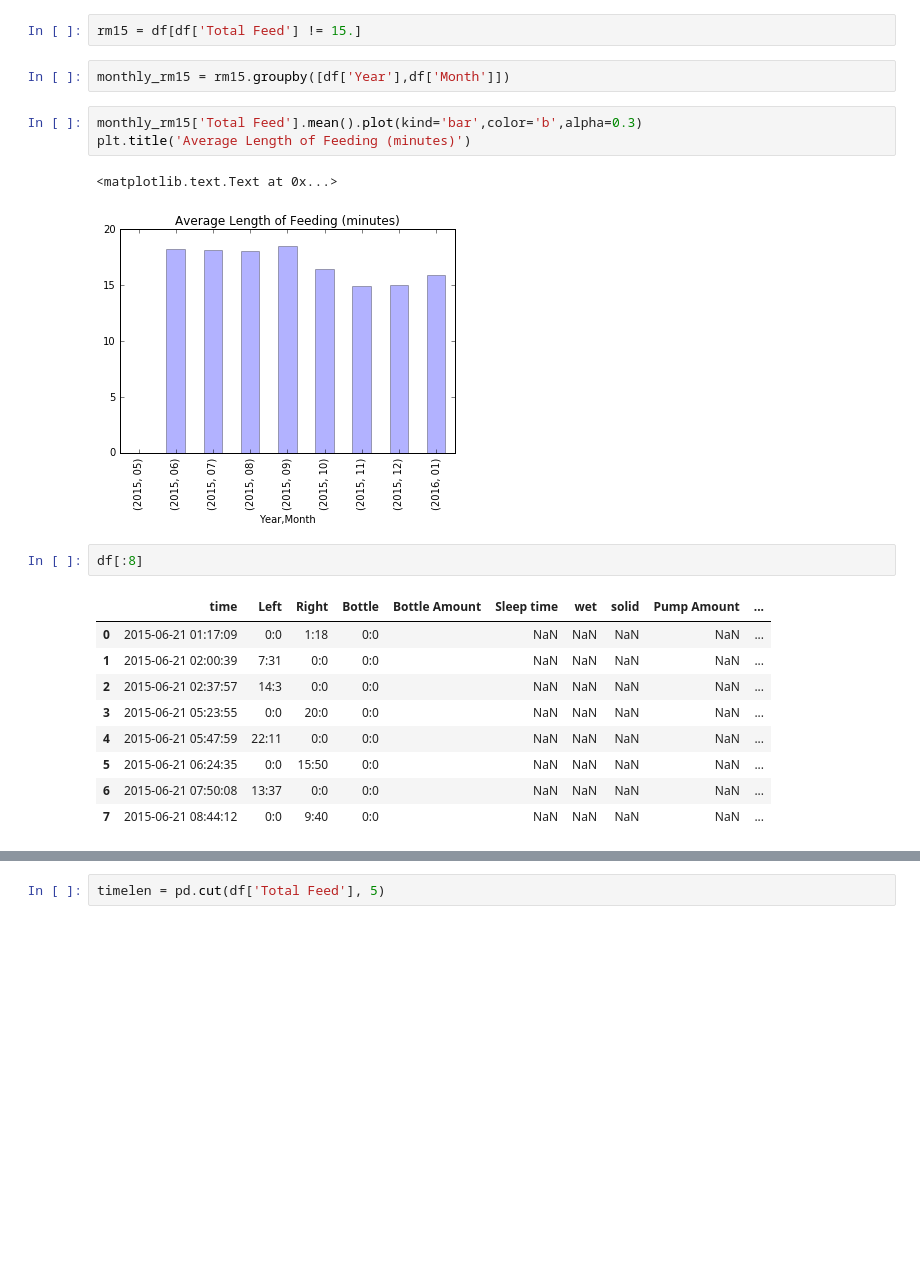
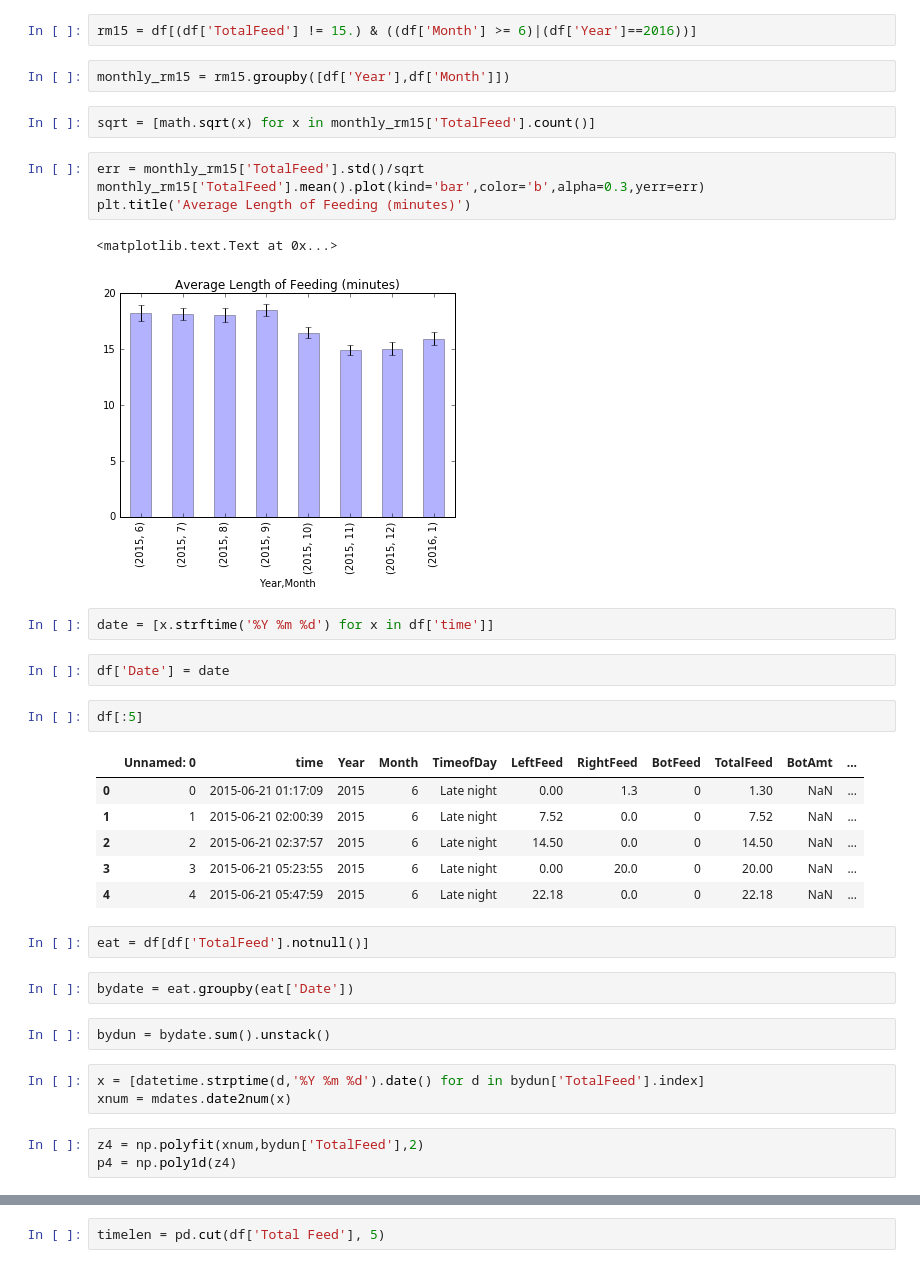
Before and after one commit to randirl17/FeedingTimes, a Jupyter notebook: nursing.ipynb, the cells around one changed output, grey strips where cells are left out. Drawn from its saved outputs; the diff is of its cells as text; blank space fills up the shorter version.

Commit message:
plot/fit eating time/day

```diff
--- a/nursing.ipynb
+++ b/nursing.ipynb
@@ -108,22 +105,38 @@ ax.set_xlabel('xlabel')
 # %%
-rm15 = df[df['Total Feed'] != 15.]
+rm15 = df[(df['TotalFeed'] != 15.) & ((df['Month'] >= 6)|(df['Year']==2016))]
 # %%
 monthly_rm15 = rm15.groupby([df['Year'],df['Month']])
+# %%
+sqrt = [math.sqrt(x) for x in monthly_rm15['TotalFeed'].count()]
 # %%
-monthly_rm15['Total Feed'].mean().plot(kind='bar',color='b',alpha=0.3)
+err = monthly_rm15['TotalFeed'].std()/sqrt
+monthly_rm15['TotalFeed'].mean().plot(kind='bar',color='b',alpha=0.3,yerr=err)
 plt.title('Average Length of Feeding (minutes)')
 # %% [output]
 <matplotlib.text.Text at 0x...>
-[figure, old version]
+[figure, new version]
+# %%
+date = [x.strftime('%Y %m %d') for x in df['time']]
+# %%
+df['Date'] = date
 # %%
-df[:8]
+df[:5]
 # %% [output]
-|  | time | Left | Right | Bottle | Bottle Amount | Sleep time | wet | solid | Pump Amount | ... |
-| 0 | 2015-06-21 01:17:09 | 0:0 | 1:18 | 0:0 |  | NaN | NaN | NaN | NaN | ... |
-| 1 | 2015-06-21 02:00:39 | 7:31 | 0:0 | 0:0 |  | NaN | NaN | NaN | NaN | ... |
-| 2 | 2015-06-21 02:37:57 | 14:3 | 0:0 | 0:0 |  | NaN | NaN | NaN | NaN | ... |
-| 3 | 2015-06-21 05:23:55 | 0:0 | 20:0 | 0:0 |  | NaN | NaN | NaN | NaN | ... |
-| 4 | 2015-06-21 05:47:59 | 22:11 | 0:0 | 0:0 |  | NaN | NaN | NaN | NaN | ... |
-| 5 | 2015-06-21 06:24:35 | 0:0 | 15:50 | 0:0 |  | NaN | NaN | NaN | NaN | ... |
-| 6 | 2015-06-21 07:50:08 | 13:37 | 0:0 | 0:0 |  | NaN | NaN | NaN | NaN | ... |
-| 7 | 2015-06-21 08:44:12 | 0:0 | 9:40 | 0:0 |  | NaN | NaN | NaN | NaN | ... |
+|  | Unnamed: 0 | time | Year | Month | TimeofDay | LeftFeed | RightFeed | BotFeed | TotalFeed | BotAmt | ... |
+| 0 | 0 | 2015-06-21 01:17:09 | 2015 | 6 | Late night | 0.00 | 1.3 | 0 | 1.30 | NaN | ... |
+| 1 | 1 | 2015-06-21 02:00:39 | 2015 | 6 | Late night | 7.52 | 0.0 | 0 | 7.52 | NaN | ... |
+| 2 | 2 | 2015-06-21 02:37:57 | 2015 | 6 | Late night | 14.50 | 0.0 | 0 | 14.50 | NaN | ... |
+| 3 | 3 | 2015-06-21 05:23:55 | 2015 | 6 | Late night | 0.00 | 20.0 | 0 | 20.00 | NaN | ... |
+| 4 | 4 | 2015-06-21 05:47:59 | 2015 | 6 | Late night | 22.18 | 0.0 | 0 | 22.18 | NaN | ... |
+# %%
+eat = df[df['TotalFeed'].notnull()]
+# %%
+bydate = eat.groupby(eat['Date'])
+# %%
+bydun = bydate.sum().unstack()
+# %%
+x = [datetime.strptime(d,'%Y %m %d').date() for d in bydun['TotalFeed'].index]
+xnum = mdates.date2num(x)
+# %%
+z4 = np.polyfit(xnum,bydun['TotalFeed'],2)
+p4 = np.poly1d(z4)
```
Also changed, not shown: parts of 30 cells of this notebook, 5 other files.
